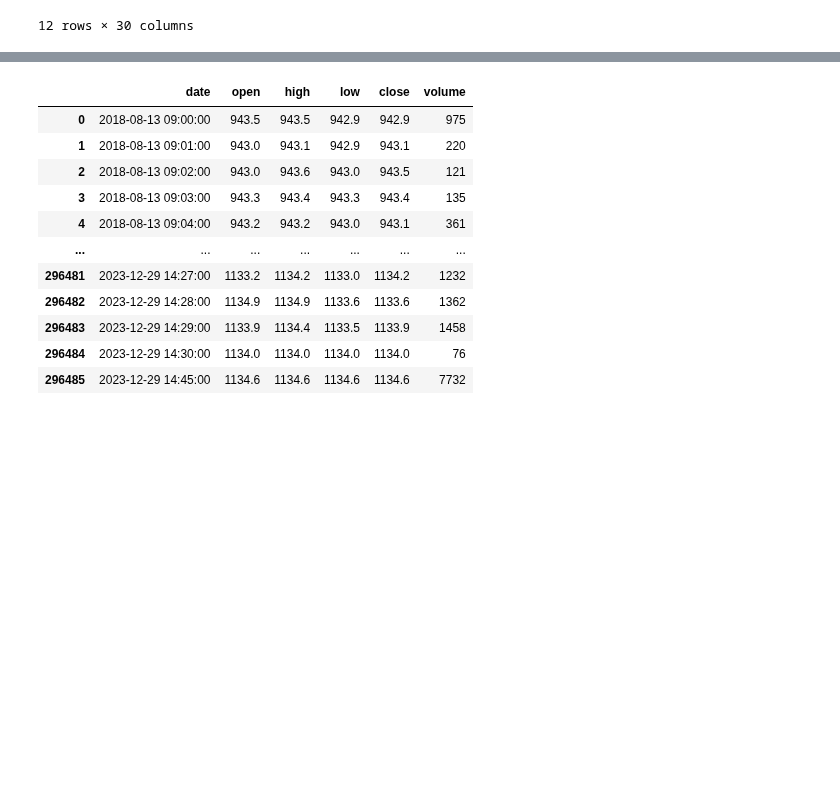
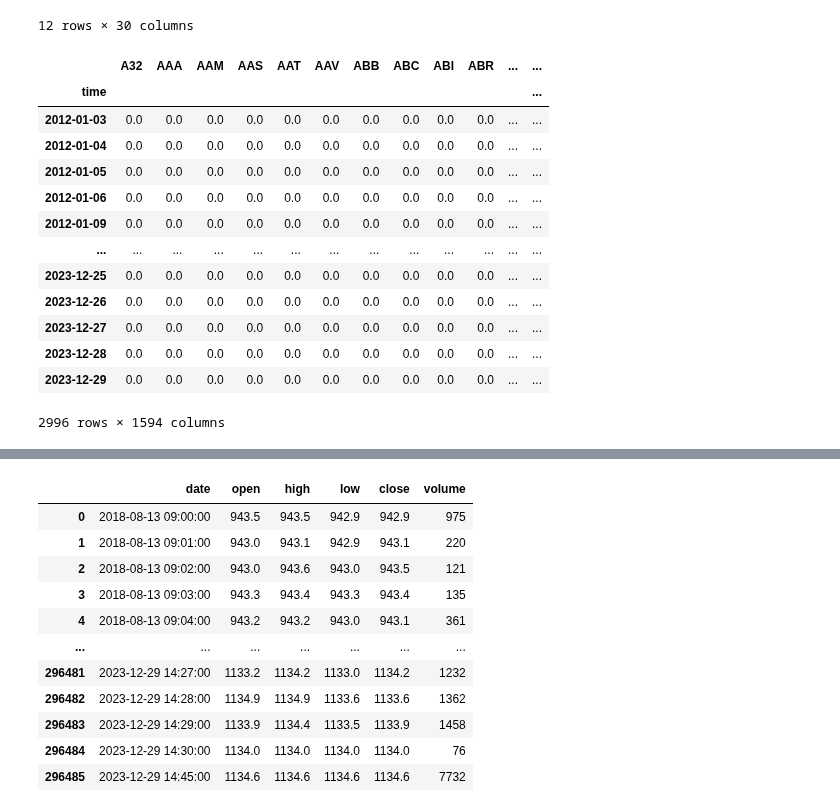
Before and after one commit to trungchien171/vn_backtester, a Jupyter notebook: calculation.ipynb, the cells around one changed output, grey strips where cells are left out. Cells and saved outputs as stored; diff of their text form; code cells hidden in the pictures; blank space fills up the shorter version.

```diff
--- a/calculation.ipynb
+++ b/calculation.ipynb
@@ -50,3 +43,28 @@ top_30_tickers_df
 | 2022 | HPG | HAG | STB | VND | SSI | VPB | POW | GEX | MBB | SHB | ... | ... |
 | 2023 | NVL | VND | HPG | VIX | SHS | SSI | DIG | SHB | STB | DXG | ... | ... |
 12 rows × 30 columns
+# %%
+volume_top30 = volume.copy()
+
+for year in top_30_tickers_df.index:
+    tickers_for_year = top_30_tickers_df.loc[year].dropna().values.tolist()
+    tickers_not_in_top_30 = [ticker for ticker in volume.columns if ticker not in tickers_for_year]
+    volume_top30.loc[volume.index.year == year, tickers_not_in_top_30] = 0
+    volume_top30 = volume_top30.drop(columns=['Year'])
+
+volume_top30
+# %% [output]
+|  | A32 | AAA | AAM | AAS | AAT | AAV | ABB | ABC | ABI | ABR | ... | ... |
+| time |  |  |  |  |  |  |  |  |  |  |  | ... |
+| 2012-01-03 | 0.0 | 0.0 | 0.0 | 0.0 | 0.0 | 0.0 | 0.0 | 0.0 | 0.0 | 0.0 | ... | ... |
+| 2012-01-04 | 0.0 | 0.0 | 0.0 | 0.0 | 0.0 | 0.0 | 0.0 | 0.0 | 0.0 | 0.0 | ... | ... |
+| 2012-01-05 | 0.0 | 0.0 | 0.0 | 0.0 | 0.0 | 0.0 | 0.0 | 0.0 | 0.0 | 0.0 | ... | ... |
+| 2012-01-06 | 0.0 | 0.0 | 0.0 | 0.0 | 0.0 | 0.0 | 0.0 | 0.0 | 0.0 | 0.0 | ... | ... |
+| 2012-01-09 | 0.0 | 0.0 | 0.0 | 0.0 | 0.0 | 0.0 | 0.0 | 0.0 | 0.0 | 0.0 | ... | ... |
+| ... | ... | ... | ... | ... | ... | ... | ... | ... | ... | ... | ... | ... |
+| 2023-12-25 | 0.0 | 0.0 | 0.0 | 0.0 | 0.0 | 0.0 | 0.0 | 0.0 | 0.0 | 0.0 | ... | ... |
+| 2023-12-26 | 0.0 | 0.0 | 0.0 | 0.0 | 0.0 | 0.0 | 0.0 | 0.0 | 0.0 | 0.0 | ... | ... |
+| 2023-12-27 | 0.0 | 0.0 | 0.0 | 0.0 | 0.0 | 0.0 | 0.0 | 0.0 | 0.0 | 0.0 | ... | ... |
+| 2023-12-28 | 0.0 | 0.0 | 0.0 | 0.0 | 0.0 | 0.0 | 0.0 | 0.0 | 0.0 | 0.0 | ... | ... |
+| 2023-12-29 | 0.0 | 0.0 | 0.0 | 0.0 | 0.0 | 0.0 | 0.0 | 0.0 | 0.0 | 0.0 | ... | ... |
+2996 rows × 1594 columns
```
Also changed, not shown: parts of 4 cells of this notebook.
